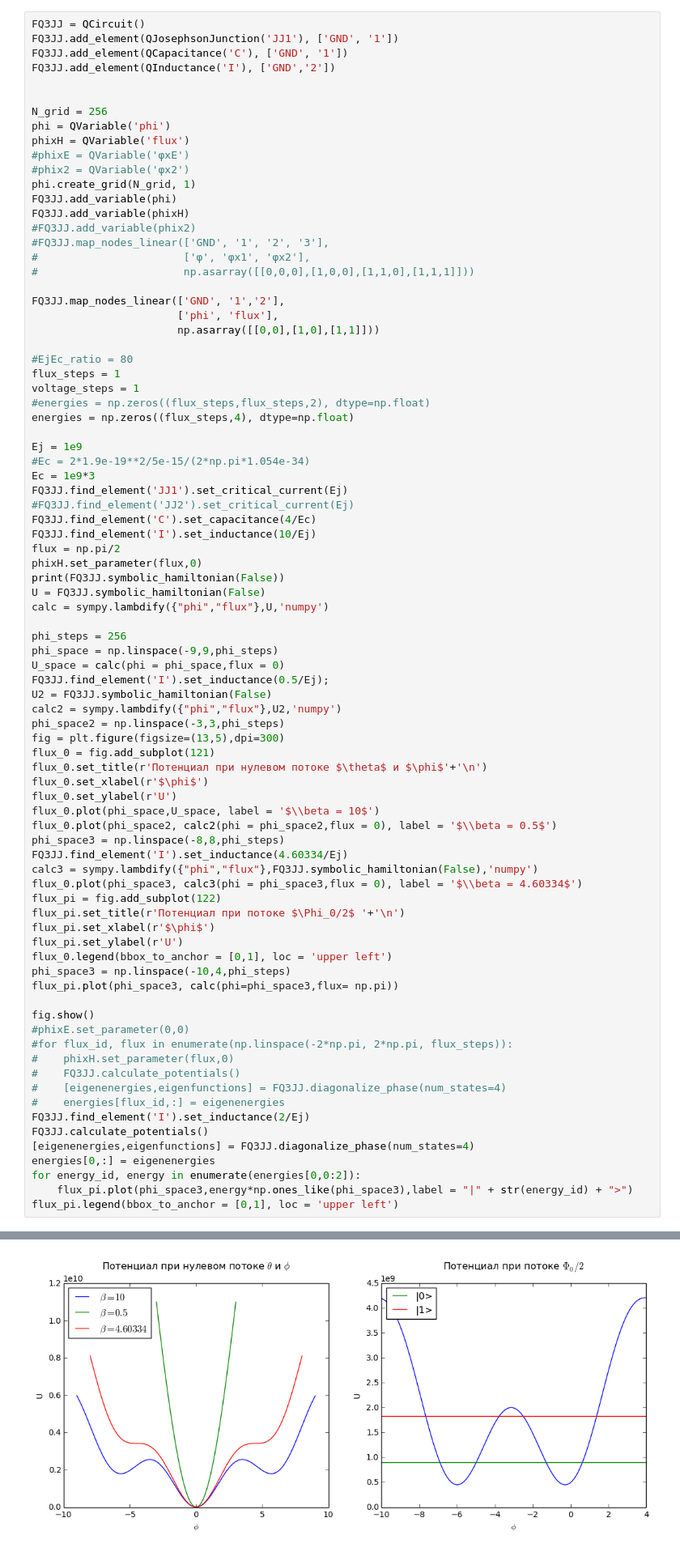
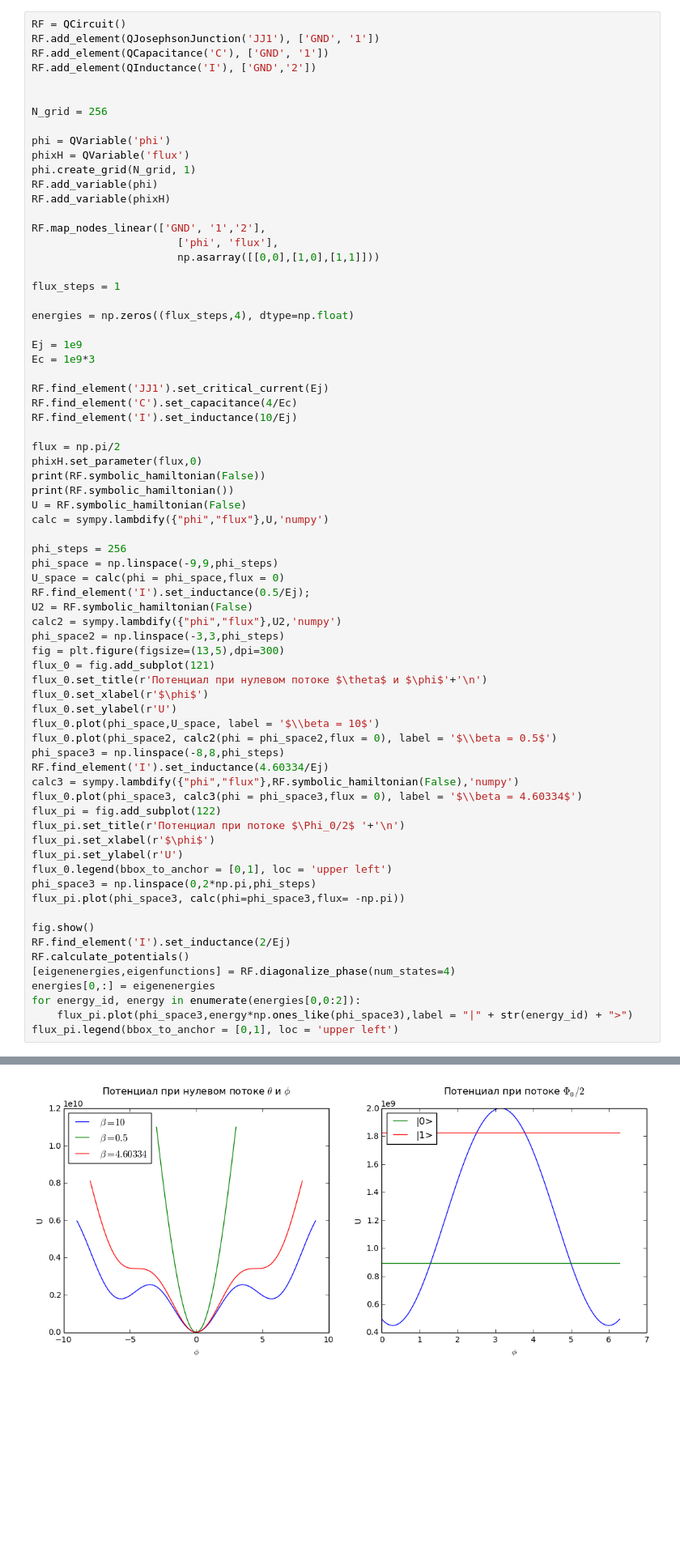
Before and after one commit to safoex/qubitlab, a Jupyter notebook: python/QCircuit-master/Untitled.ipynb, the cells around one changed output, grey strips where cells are left out. Shown at 81% size. Cells and saved outputs as stored; diff of their text form; blank space fills up the shorter version.

```diff
--- a/python/QCircuit-master/Untitled.ipynb
+++ b/python/QCircuit-master/Untitled.ipynb
@@ -6,53 +6,47 @@ import matplotlib.patches as mpatches
 from scipy import constants
 %matplotlib inline
 # %%
-FQ3JJ = QCircuit()
-FQ3JJ.add_element(QJosephsonJunction('JJ1'), ['GND', '1'])
-FQ3JJ.add_element(QCapacitance('C'), ['GND', '1'])
-FQ3JJ.add_element(QInductance('I'), ['GND','2'])
+RF = QCircuit()
+RF.add_element(QJosephsonJunction('JJ1'), ['GND', '1'])
+RF.add_element(QCapacitance('C'), ['GND', '1'])
+RF.add_element(QInductance('I'), ['GND','2'])
 
 
 N_grid = 256
+
 phi = QVariable('phi')
 phixH = QVariable('flux')
-#phixE = QVariable('φxE')
-#phix2 = QVariable('φx2')
 phi.create_grid(N_grid, 1)
-FQ3JJ.add_variable(phi)
-FQ3JJ.add_variable(phixH)
-#FQ3JJ.add_variable(phix2)
-#FQ3JJ.map_nodes_linear(['GND', '1', '2', '3'],
-#                       ['φ', 'φx1', 'φx2'],
-#                       np.asarray([[0,0,0],[1,0,0],[1,1,0],[1,1,1]]))
+RF.add_variable(phi)
+RF.add_variable(phixH)
 
-FQ3JJ.map_nodes_linear(['GND', '1','2'],
+RF.map_nodes_linear(['GND', '1','2'],
                        ['phi', 'flux'],
                        np.asarray([[0,0],[1,0],[1,1]]))
 
-#EjEc_ratio = 80
 flux_steps = 1
-voltage_steps = 1
-#energies = np.zeros((flux_steps,flux_steps,2), dtype=np.float)
+
 energies = np.zeros((flux_steps,4), dtype=np.float)
 
 Ej = 1e9
-#Ec = 2*1.9e-19**2/5e-15/(2*np.pi*1.054e-34)
 Ec = 1e9*3
-FQ3JJ.find_element('JJ1').set_critical_current(Ej)
-#FQ3JJ.find_element('JJ2').set_critical_current(Ej)
-FQ3JJ.find_element('C').set_capacitance(4/Ec)
-FQ3JJ.find_element('I').set_inductance(10/Ej)
+
+RF.find_element('JJ1').set_critical_current(Ej)
+RF.find_element('C').set_capacitance(4/Ec)
+RF.find_element('I').set_inductance(10/Ej)
+
 flux = np.pi/2
 phixH.set_parameter(flux,0)
-print(FQ3JJ.symbolic_hamiltonian(False))
-U = FQ3JJ.symbolic_hamiltonian(False)
+print(RF.symbolic_hamiltonian(False))
+print(RF.symbolic_hamiltonian())
+U = RF.symbolic_hamiltonian(False)
 calc = sympy.lambdify({"phi","flux"},U,'numpy')
 
 phi_steps = 256
 phi_space = np.linspace(-9,9,phi_steps)
 U_space = calc(phi = phi_space,flux = 0)
-FQ3JJ.find_element('I').set_inductance(0.5/Ej);
-U2 = FQ3JJ.symbolic_hamiltonian(False)
+RF.find_element('I').set_inductance(0.5/Ej);
+U2 = RF.symbolic_hamiltonian(False)
 calc2 = sympy.lambdify({"phi","flux"},U2,'numpy')
 phi_space2 = np.linspace(-3,3,phi_steps)
 fig = plt.figure(figsize=(13,5),dpi=300)
@@ -63,27 +57,21 @@ flux_0.set_ylabel(r'U')
 flux_0.plot(phi_space,U_space, label = '$\\beta = 10$')
 flux_0.plot(phi_space2, calc2(phi = phi_space2,flux = 0), label = '$\\beta = 0.5$')
 phi_space3 = np.linspace(-8,8,phi_steps)
-FQ3JJ.find_element('I').set_inductance(4.60334/Ej)
-calc3 = sympy.lambdify({"phi","flux"},FQ3JJ.symbolic_hamiltonian(False),'numpy')
+RF.find_element('I').set_inductance(4.60334/Ej)
+calc3 = sympy.lambdify({"phi","flux"},RF.symbolic_hamiltonian(False),'numpy')
 flux_0.plot(phi_space3, calc3(phi = phi_space3,flux = 0), label = '$\\beta = 4.60334$')
 flux_pi = fig.add_subplot(122)
 flux_pi.set_title(r'Потенциал при потоке $\Phi_0/2$ '+'\n')
 flux_pi.set_xlabel(r'$\phi$')
 flux_pi.set_ylabel(r'U')
 flux_0.legend(bbox_to_anchor = [0,1], loc = 'upper left')
-phi_space3 = np.linspace(-10,4,phi_steps)
-flux_pi.plot(phi_space3, calc(phi=phi_space3,flux= np.pi))
+phi_space3 = np.linspace(0,2*np.pi,phi_steps)
+flux_pi.plot(phi_space3, calc(phi=phi_space3,flux= -np.pi))
 
 fig.show()
-#phixE.set_parameter(0,0)
-#for flux_id, flux in enumerate(np.linspace(-2*np.pi, 2*np.pi, flux_steps)):
-#    phixH.set_parameter(flux,0)
-#    FQ3JJ.calculate_potentials()
-#    [eigenenergies,eigenfunctions] = FQ3JJ.diagonalize_phase(num_states=4)
-#    energies[flux_id,:] = eigenenergies
-FQ3JJ.find_element('I').set_inductance(2/Ej)
-FQ3JJ.calculate_potentials()
-[eigenenergies,eigenfunctions] = FQ3JJ.diagonalize_phase(num_states=4)
+RF.find_element('I').set_inductance(2/Ej)
+RF.calculate_potentials()
+[eigenenergies,eigenfunctions] = RF.diagonalize_phase(num_states=4)
 energies[0,:] = eigenenergies
 for energy_id, energy in enumerate(energies[0,0:2]):
     flux_pi.plot(phi_space3,energy*np.ones_like(phi_space3),label = "|" + str(energy_id) + ">")
@@ -93,6 +82,6 @@ flux_pi.legend(bbox_to_anchor = [0,1], loc = 'upper left')
 256
 <matplotlib.legend.Legend at 0x...>
-[figure, old version]
+[figure, new version]
 # %%
 print((eigenfunctions).shape)
 # %% [output]
```
Also changed, not shown: parts of 2 cells of this notebook.
